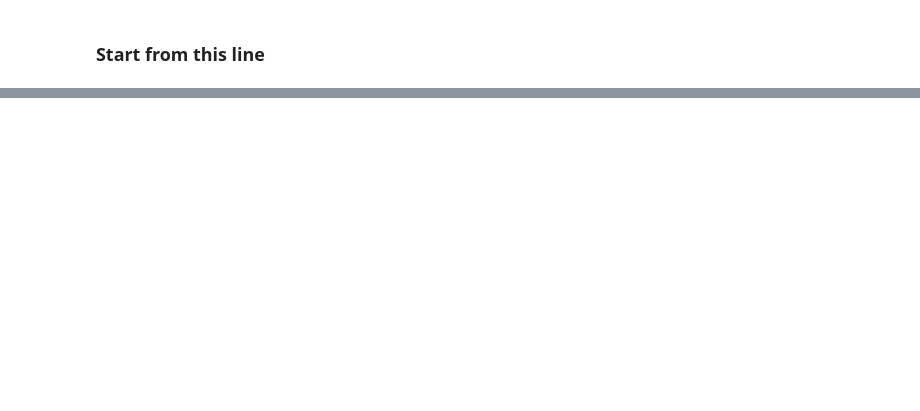
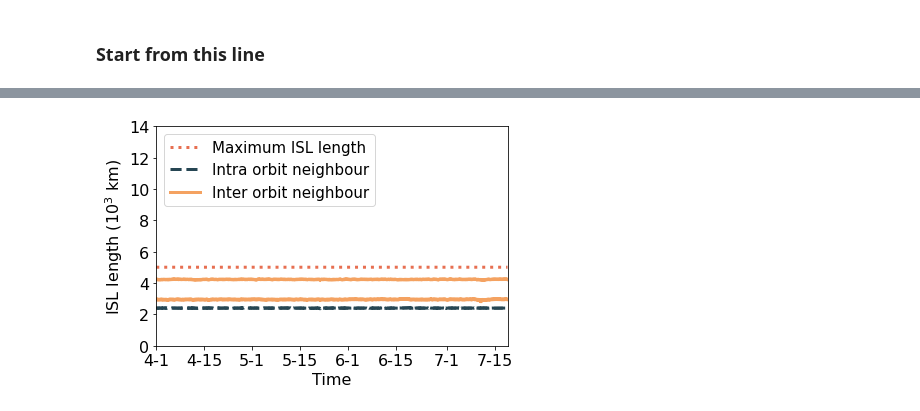
Before and after one commit to self-driving-satellite-network/starlink-autonomous-driving, a Jupyter notebook: Figures and Tables/Figure15/figure15.ipynb, the cells around one changed output, grey strips where cells are left out. Saved outputs shown, nothing was run; the diff lists cells and outputs as text; code cells hidden in the pictures; blank space fills up the shorter version.

Commit message:
update Figure 14 15 24 25

```diff
--- a/Figures and Tables/Figure15/figure15.ipynb
+++ b/Figures and Tables/Figure15/figure15.ipynb
@@ -335,0 +30,8 @@ np.save('change_time.npy',change_time)
+# %%
+def get_isl_length_list(data,satid,nabor):
+    isl=[]
+    position1=data[satid]['position']
+    position2=data[nabor]['position']
+    for i in range(len(position1)):
+        isl.append(math.sqrt((position1[i][0]-position2[i][0])**2+(position1[i][1]-position2[i][1])**2+(position1[i][2]-position2[i][2])**2))
+    return isl
@@ -392,0 +64,71 @@ To register the converters:
+# %%
+starttime=datetime.strptime("2022-4-1 0:0:0","%Y-%m-%d %H:%M:%S")
+endtime=datetime.strptime("2022-7-20 0:0:0","%Y-%m-%d %H:%M:%S")
+delta_time=(endtime-starttime).days*24*3600+(endtime-starttime).seconds
+times=[starttime+timedelta(seconds=i) for i in range(0,delta_time,3600)]
+isl_data_decay = np.load('./data/isl_data_decay.npy',allow_pickle=True).item()
+isl_data_no_decay = np.load('./data/isl_data_no_decay.npy',allow_pickle=True).item()
+max_isl_length=5014
+# %%
+# V2版本数据第一项是inter/intra区分轨內轨间,如需跑v1数据,改v1版本代码
+for sat in tqdm(list(isl_data_no_decay.keys())[1:2]):
+    c=['#264653', '#2a9d8f', '#e9c46a', '#f4a261', '#e76f51']
+
+    plt.subplots(figsize=(6, 4))
+    label_flag_intra=1
+    label_flag_inter=2
+    plt.plot(times,[max_isl_length/1000 for _ in range(len(times))],label='Maximum ISL length',lw=3,c=c[4],linestyle=':')
+    for nabor in isl_data_decay[sat].keys():
+        if isl_data_decay[sat][nabor][0]=='intra':
+            if label_flag_intra==1:
+                plt.plot(times,[i/1000 for i in isl_data_decay[sat][nabor][1]] ,label='Intra orbit neighbour',lw=3,c=c[0],linestyle='--')
+                label_flag_intra=0
+            else:
+                plt.plot(times,[i/1000 for i in isl_data_decay[sat][nabor][1]],c=c[0],lw=3,linestyle='--')
+        else:
+            if label_flag_inter==2:
+                plt.plot(times,[i/1000 for i in isl_data_decay[sat][nabor][1]] ,label='Inter orbit neighbour',lw=3,c=c[3])
+                label_flag_inter=0
+            else:
+                plt.plot(times,[i/1000 for i in isl_data_decay[sat][nabor][1]],c=c[3],lw=3)
+    plt.ylabel('ISL length ($10^3$ km)',fontsize=16)
+    plt.ylim(0,14)
+    # plt.ylim(2000,6000)
+    plt.xlim(starttime,endtime)
+    plt.legend(loc='upper left',fontsize=15)
+    plt.xticks([starttime,starttime+timedelta(days=15),starttime+timedelta(days=30),starttime+timedelta(days=45),starttime+timedelta(days=60),starttime+timedelta(days=75),starttime+timedelta(days=91),starttime+timedelta(days=106)],['4-1','4-15','5-1','5-15','6-1','6-15','7-1','7-15'],fontsize=16)
+    plt.yticks(fontsize=16)
+    plt.xlabel("Time",fontsize=16)
+    plt.tight_layout()
+    plt.savefig('./figure15a.pdf')
+    plt.close()
+
+
+    plt.subplots(figsize=(6, 4))
+    label_flag_intra=1
+    label_flag_inter=2
+    plt.plot(times,[max_isl_length/1000 for _ in range(len(times))],label='Maximum ISL length',lw=3,c=c[4],linestyle=':')
+    for nabor in isl_data_no_decay[sat].keys():
+        if isl_data_no_decay[sat][nabor][0]=='intra':
+            if label_flag_intra==1:
+                plt.plot(times,[i/1000 for i in isl_data_no_decay[sat][nabor][1]] ,label='Intra orbit neighbour',lw=3,c=c[0],linestyle='--')
+                label_flag_intra=0
+            else:
+                plt.plot(times,[i/1000 for i in isl_data_no_decay[sat][nabor][1]],c=c[0],lw=3,linestyle='--')
+        else:
+            if label_flag_inter==2:
+                plt.plot(times,[i/1000 for i in isl_data_no_decay[sat][nabor][1]] ,label='Inter orbit neighbour',lw=3,c=c[3])
+                label_flag_inter=0
+            else:
+                plt.plot(times,[i/1000 for i in isl_data_no_decay[sat][nabor][1]],c=c[3],lw=3)
+    plt.ylabel('ISL length ($10^3$ km)',fontsize=16)
+    plt.ylim(0,14)
+    # plt.ylim(2000,6000)
+    plt.xlim(starttime,endtime)
+    plt.legend(loc='upper left',fontsize=15)
+    plt.xticks([starttime,starttime+timedelta(days=15),starttime+timedelta(days=30),starttime+timedelta(days=45),starttime+timedelta(days=60),starttime+timedelta(days=75),starttime+timedelta(days=91),starttime+timedelta(days=106)],['4-1','4-15','5-1','5-15','6-1','6-15','7-1','7-15'],fontsize=16)
+    plt.yticks(fontsize=16)
+    plt.xlabel("Time",fontsize=16)
+    plt.tight_layout()
+    plt.savefig('./figure15b.pdf')
+# %% [output]
@@ -392,0 +139 @@ To register the converters:
+[figure, added]
```
Also changed, not shown: parts of 24 cells of this notebook, 52 other files.
